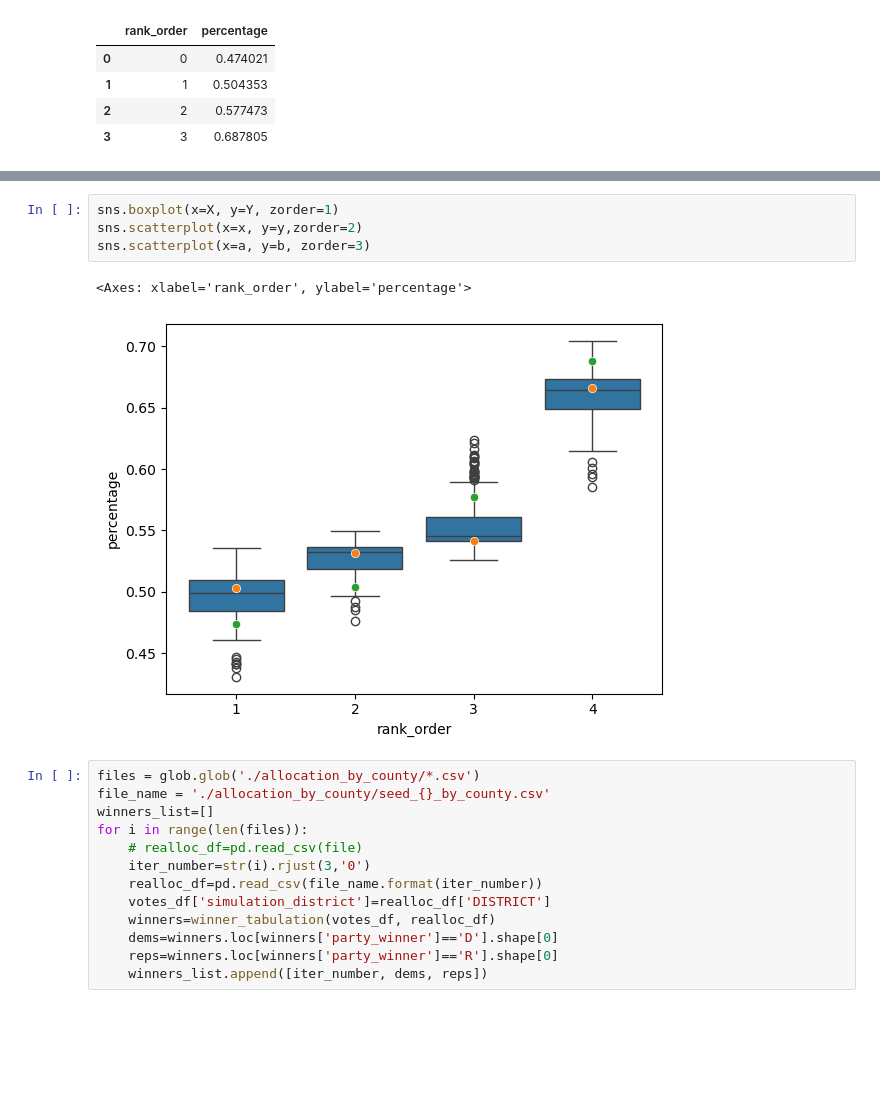
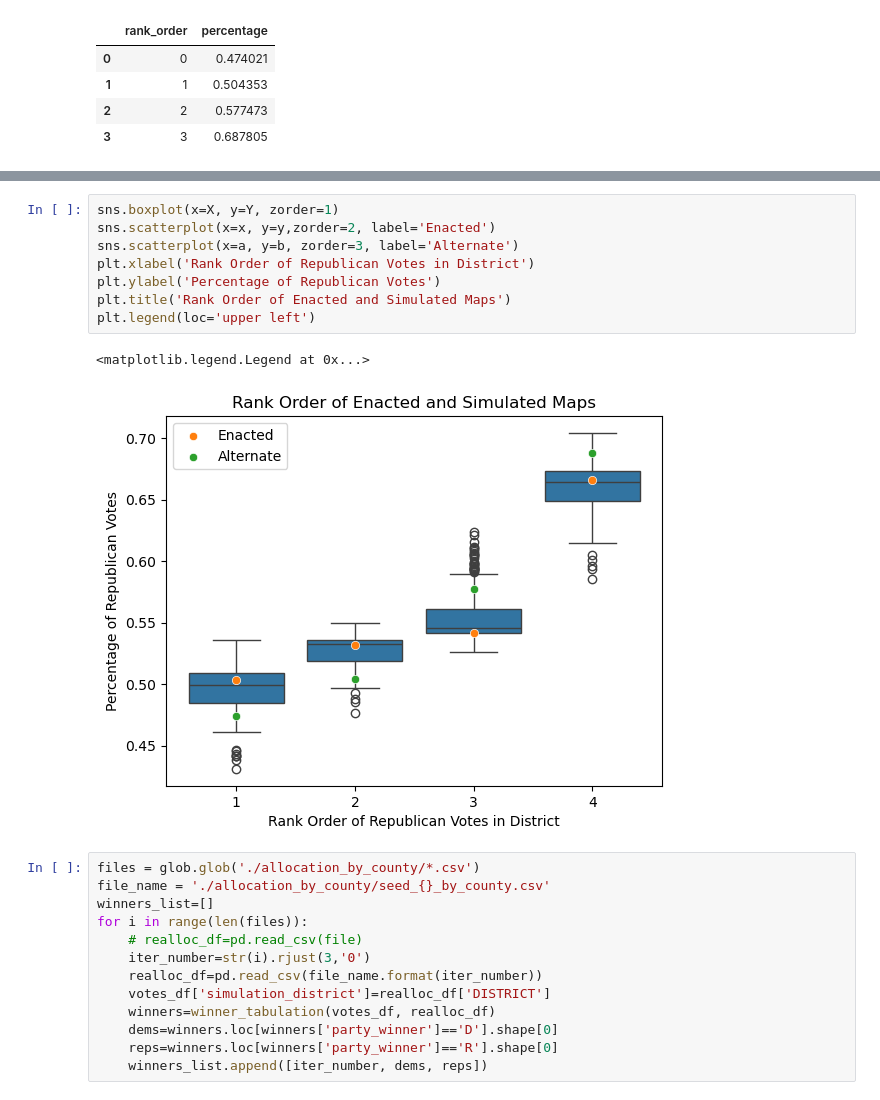
Before and after one commit to stefaniegwangphd/ia-redistricting, a Jupyter notebook: seat_share_tabulation.ipynb, the cells around one changed output, grey strips where cells are left out. Cells and saved outputs as stored; diff of their text form; blank space fills up the shorter version.

Commit message:
clean up images and edit axes labels

```diff
--- a/seat_share_tabulation.ipynb
+++ b/seat_share_tabulation.ipynb
@@ -149,10 +149,14 @@ plt.show()
 # %%
 sns.boxplot(x=X, y=Y, zorder=1)
-sns.scatterplot(x=x, y=y,zorder=2)
-sns.scatterplot(x=a, y=b, zorder=3)
+sns.scatterplot(x=x, y=y,zorder=2, label='Enacted')
+sns.scatterplot(x=a, y=b, zorder=3, label='Alternate')
+plt.xlabel('Rank Order of Republican Votes in District')
+plt.ylabel('Percentage of Republican Votes')
+plt.title('Rank Order of Enacted and Simulated Maps')
+plt.legend(loc='upper left')
 # %% [output]
-<Axes: xlabel='rank_order', ylabel='percentage'>
+<matplotlib.legend.Legend at 0x...>
-[figure, old version]
+[figure, new version]
 # %%
 files = glob.glob('./allocation_by_county/*.csv')
 file_name = './allocation_by_county/seed_{}_by_county.csv'
```
Also changed, not shown: parts of 3 cells of this notebook.
